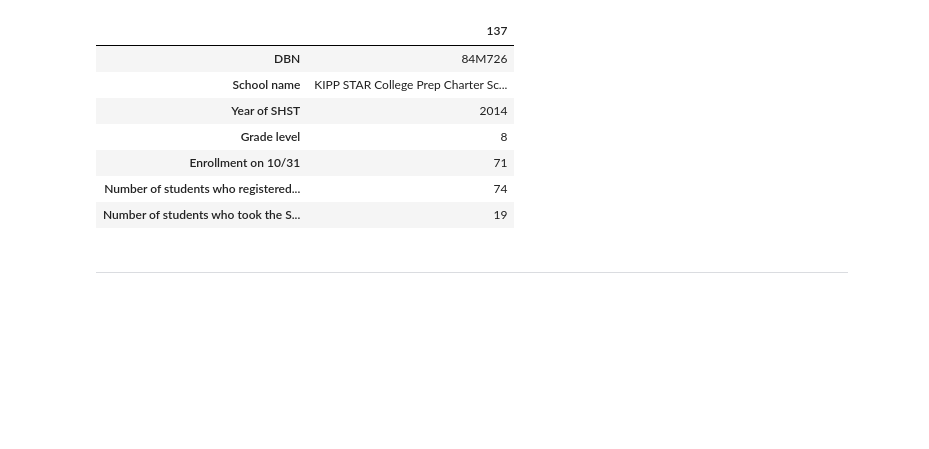
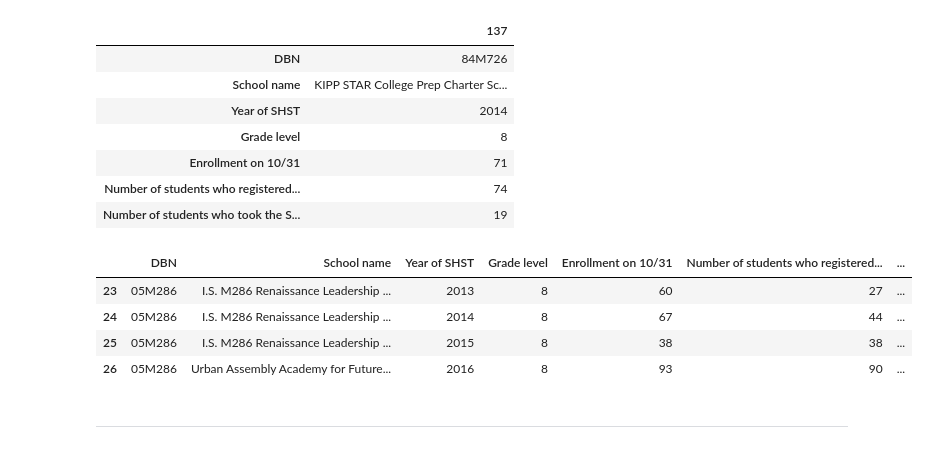
Before and after one commit to araraonline/kag-passnyc, a Jupyter notebook: notebooks/02-applying-for-the-test.ipynb, the cells around one changed output. Saved outputs shown, nothing was run; the diff lists cells and outputs as text; code cells hidden in the pictures; blank space fills up the shorter version.

```diff
--- a/notebooks/02-applying-for-the-test.ipynb
+++ b/notebooks/02-applying-for-the-test.ipynb
@@ -167,5 +157,13 @@ df.loc[137].to_frame()  # example
 | Enrollment on 10/31 | 71 |
 | Number of students who registered... | 74 |
 | Number of students who took the S... | 19 |
+# %%
+df[df.DBN == '05M286']  # school changed its name (but not its code)
+# %% [output]
+|  | DBN | School name | Year of SHST | Grade level | Enrollment on 10/31 | Number of students who registered... | ... |
+| 23 | 05M286 | I.S. M286 Renaissance Leadership ... | 2013 | 8 | 60 | 27 | ... |
+| 24 | 05M286 | I.S. M286 Renaissance Leadership ... | 2014 | 8 | 67 | 44 | ... |
+| 25 | 05M286 | I.S. M286 Renaissance Leadership ... | 2015 | 8 | 38 | 38 | ... |
+| 26 | 05M286 | Urban Assembly Academy for Future... | 2016 | 8 | 93 | 90 | ... |
 # %% [markdown]
 ---
```
Also changed, not shown: parts of 11 cells of this notebook, 1 other file.
